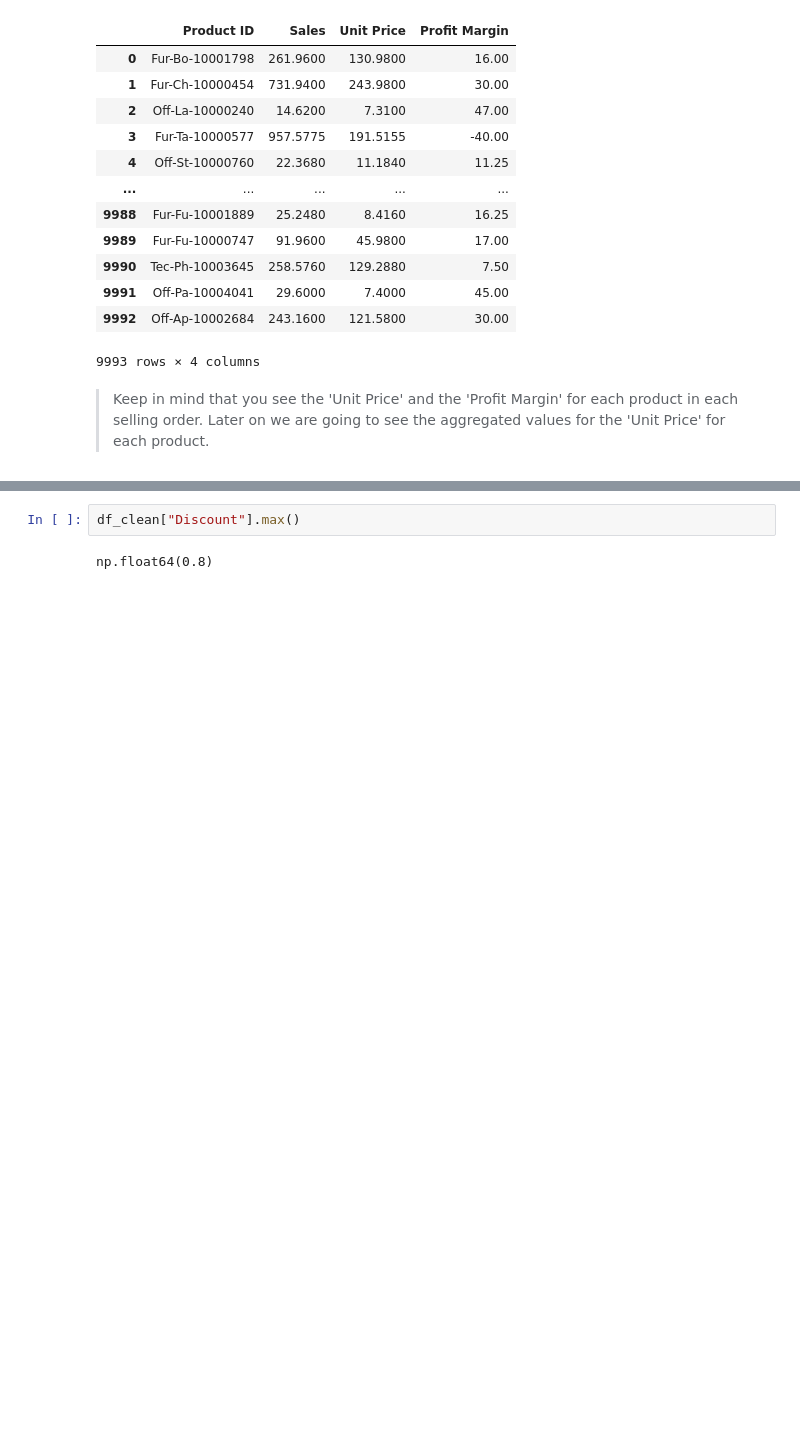
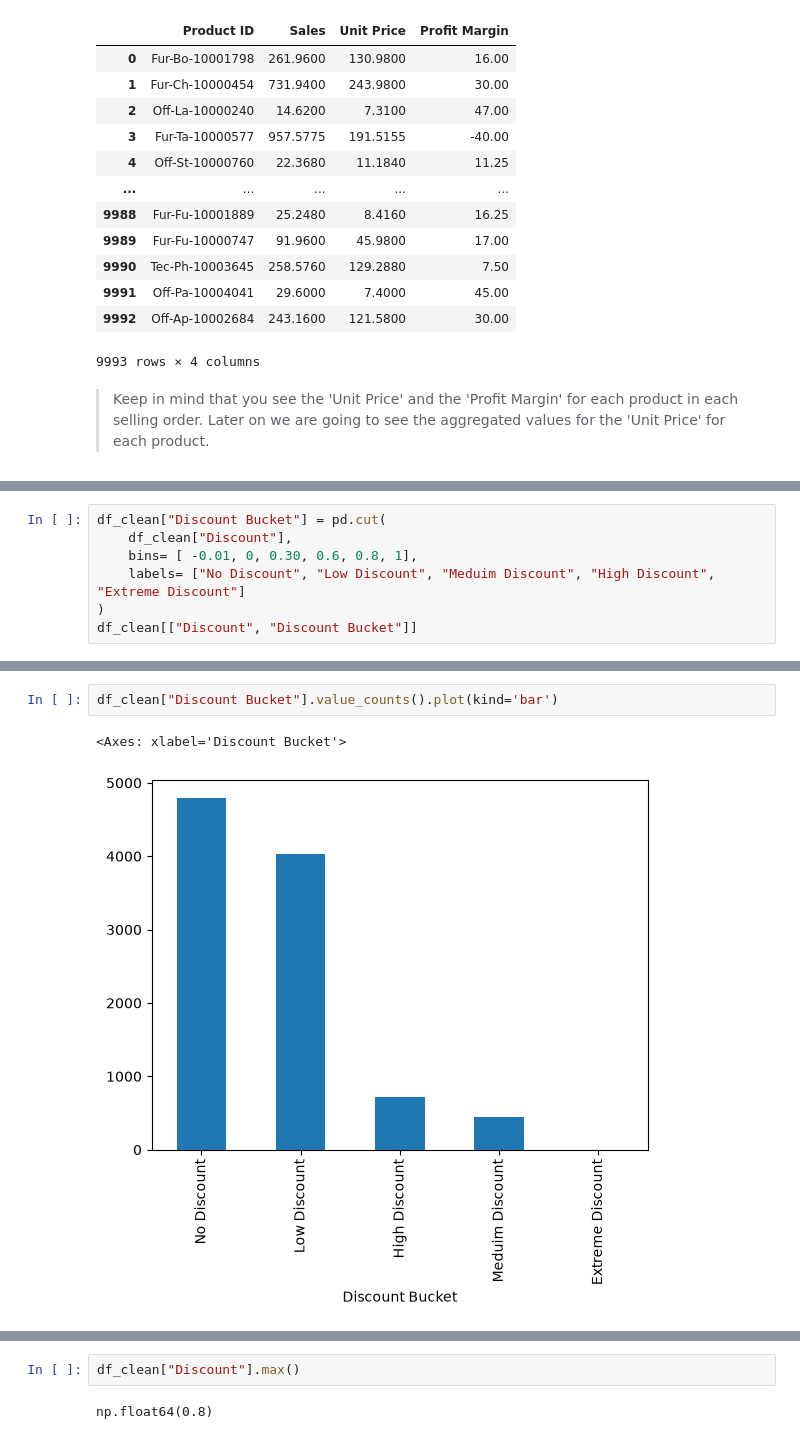
Before and after one commit to wmouhammed2016/data_exploring_cleaning, a Jupyter notebook: feature_engineering_analysis.ipynb, the cells around one changed output, grey strips where cells are left out. Saved outputs shown, nothing was run; the diff lists cells and outputs as text; blank space fills up the shorter version.

```diff
--- a/feature_engineering_analysis.ipynb
+++ b/feature_engineering_analysis.ipynb
@@ -289,0 +389,7 @@ df_clean[["Product ID", "Sales", "Unit Price", "Profit Margin"]]
+# %%
+df_clean["Discount Bucket"] = pd.cut(
+    df_clean["Discount"],
+    bins= [ -0.01, 0, 0.30, 0.6, 0.8, 1],
+    labels= ["No Discount", "Low Discount", "Meduim Discount", "High Discount", "Extreme Discount"]
+)
+df_clean[["Discount", "Discount Bucket"]]
@@ -290,3 +410,8 @@ df_clean[["Product ID", "Sales", "Unit Price", "Profit Margin"]]
+# %%
+df_clean["Discount Bucket"].value_counts().plot(kind='bar')
+# %% [output]
+<Axes: xlabel='Discount Bucket'>
+[figure, added]
 # %%
 df_clean.head(10)
 # %% [output]
```
Also changed, not shown: parts of 57 cells of this notebook, 4 other files.
